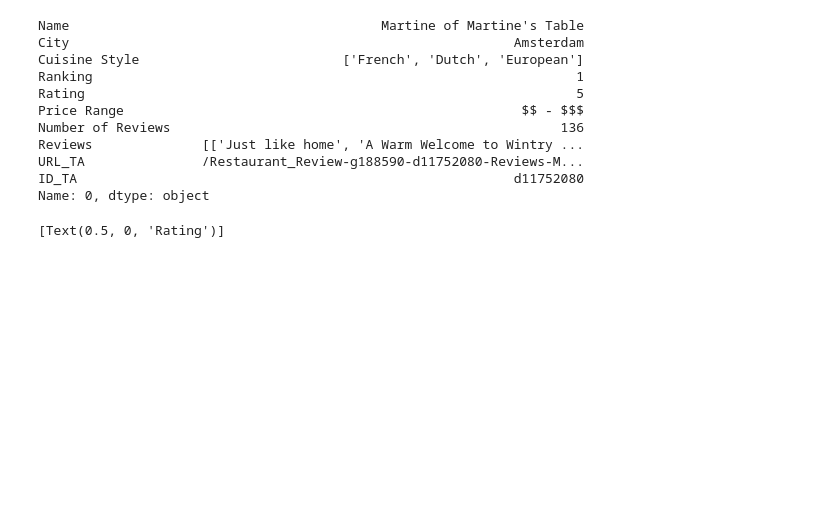
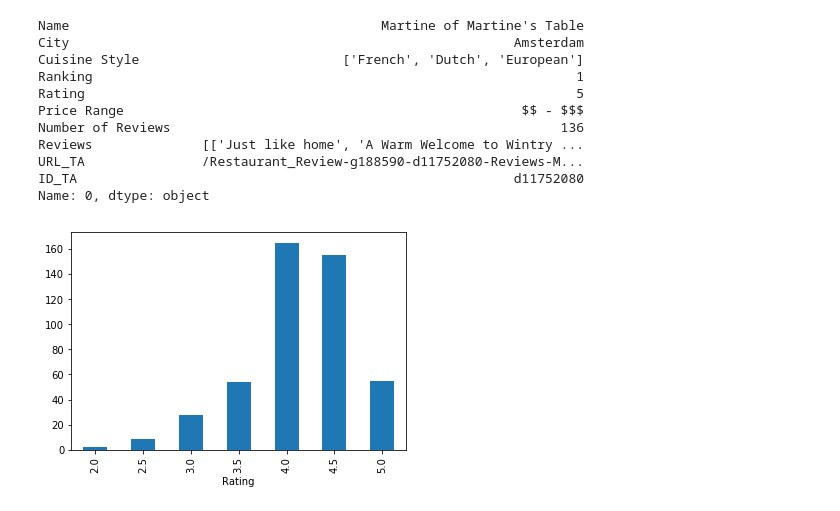
Before and after one commit to msinkec/PR19ABALMSSR, a Jupyter notebook: Analasys.ipynb, the cells around one changed output. Cells and saved outputs as stored; diff of their text form; code cells hidden in the pictures; blank space fills up the shorter version.

```diff
--- a/Analasys.ipynb
+++ b/Analasys.ipynb
@@ -31,14 +32,14 @@ data_lj = data[isLjubljana]
 # %%
 ###############################################
 # Restaurant rating distribution in Ljubljana #
 ###############################################
 
 ratings_lj = data_lj['Rating']
 vc = ratings_lj.value_counts().sort_index()
 ax = vc.plot(kind='bar').set(xlabel="Rating")
-ax
+plt.show()
 # %% [output]
-[Text(0.5, 0, 'Rating')]
+[figure, added]
 # %%
 ##################################################
 # Review word-cloud for restaurants in Ljubljana #
```
Also changed, not shown: parts of 6 cells of this notebook.
